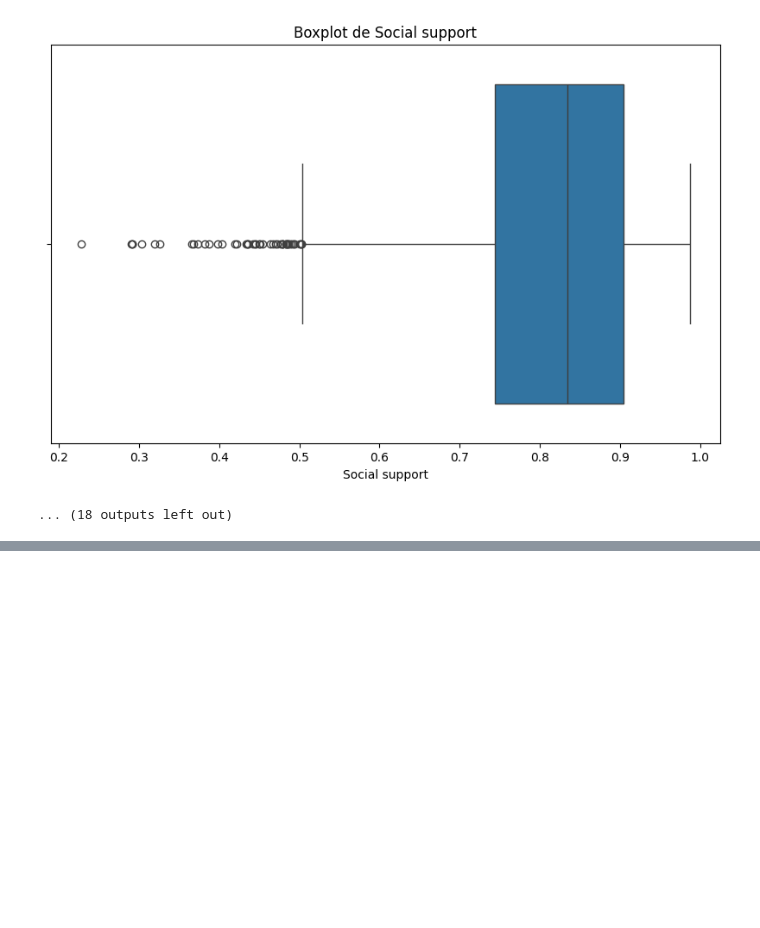
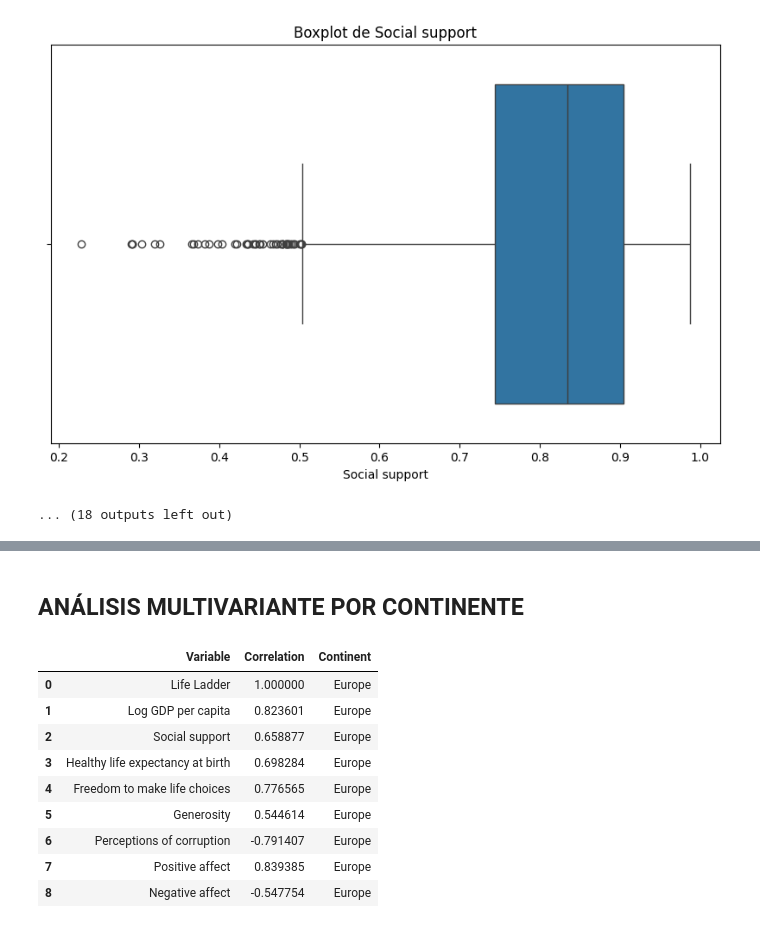
Before and after one commit to will9pv22/ONLINE_DS_THEBRIDGE_EJERCICIOS_GUILLEMP, a Jupyter notebook: EDA/EDA_felicidad_v1.ipynb, the cells around one changed output, grey strips where cells are left out. Cells and saved outputs as stored; diff of their text form; code cells hidden in the pictures; blank space fills up the shorter version.

```diff
--- a/EDA/EDA_felicidad_v1.ipynb
+++ b/EDA/EDA_felicidad_v1.ipynb
@@ -225,0 +306,2 @@ Name: Social support, dtype: float64
+# %% [markdown]
+## **ANÁLISIS MULTIVARIANTE POR CONTINENTE**
@@ -225,0 +372,13 @@ Name: Social support, dtype: float64
+# %%
+matriz_correlacion_continente(df_felicidad, continent="Europe")
+# %% [output]
+|  | Variable | Correlation | Continent |
+| 0 | Life Ladder | 1.000000 | Europe |
+| 1 | Log GDP per capita | 0.823601 | Europe |
+| 2 | Social support | 0.658877 | Europe |
+| 3 | Healthy life expectancy at birth | 0.698284 | Europe |
+| 4 | Freedom to make life choices | 0.776565 | Europe |
+| 5 | Generosity | 0.544614 | Europe |
+| 6 | Perceptions of corruption | -0.791407 | Europe |
+| 7 | Positive affect | 0.839385 | Europe |
+| 8 | Negative affect | -0.547754 | Europe |
```
Also changed, not shown: parts of 23 cells of this notebook, 5 other files.
